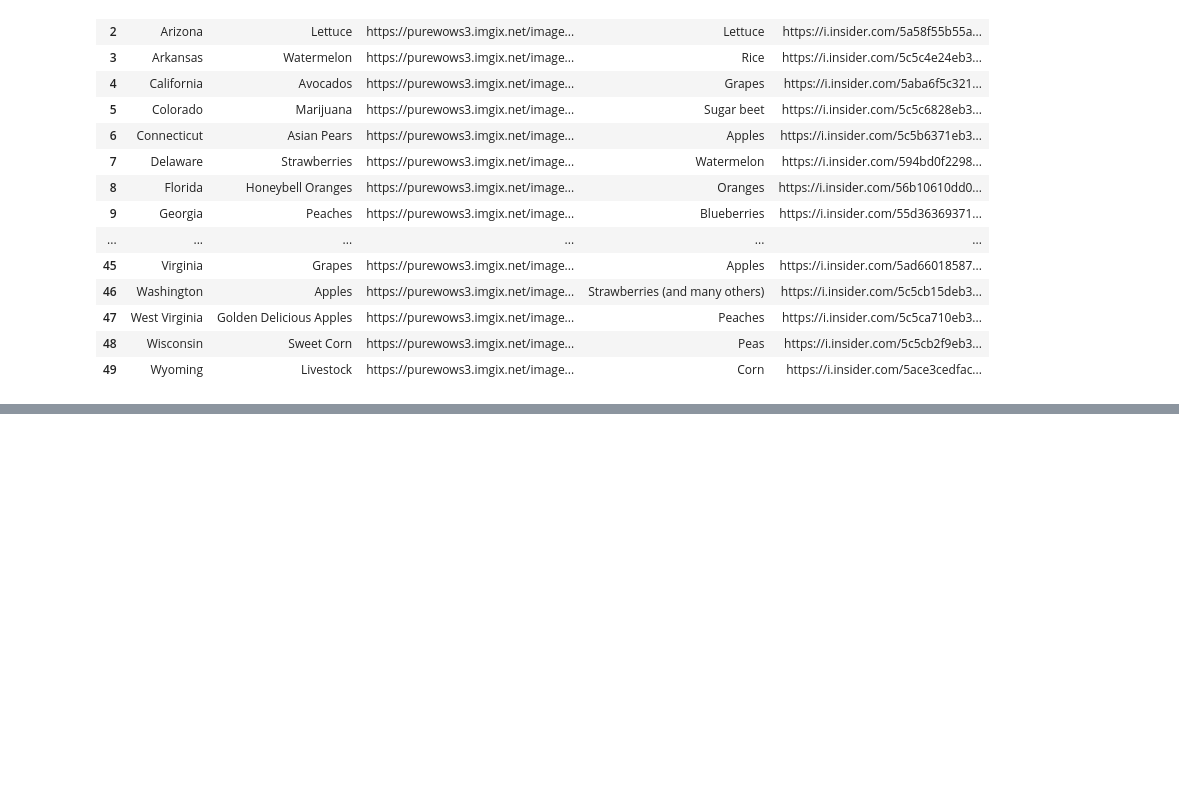
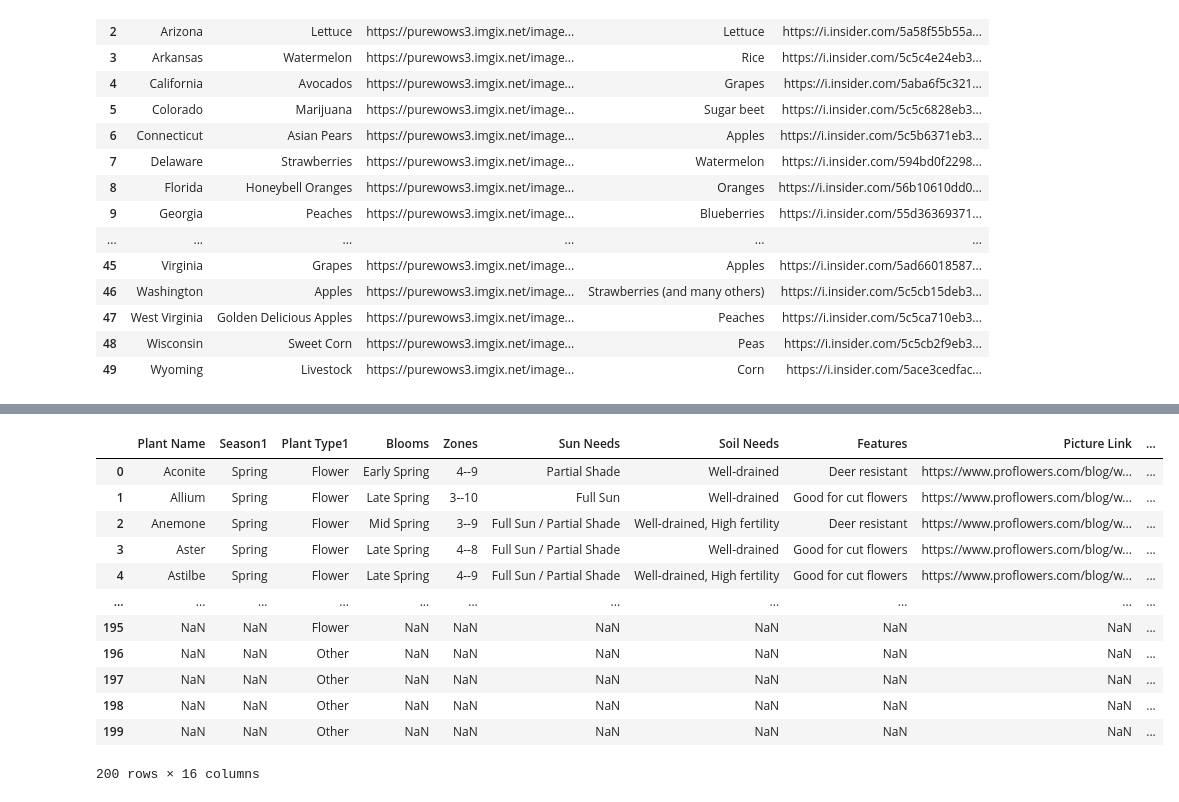
Before and after one commit to Lizbetheli/specialized-garden, a Jupyter notebook: data_merge.ipynb, the cells around one changed output, grey strips where cells are left out. Saved outputs shown, nothing was run; the diff lists cells and outputs as text; code cells hidden in the pictures; blank space fills up the shorter version.

```diff
--- a/data_merge.ipynb
+++ b/data_merge.ipynb
@@ -74,2 +93,19 @@ flowers_final.to_csv('Resources/Final_flowers_data.csv')
+# %%
+final_merged = pd.merge(flowers_final,all_state_columns, how='outer', on=['Plant Name1', 'Season1'])
+final_merged
+# %% [output]
+|  | Plant Name | Season1 | Plant Type1 | Blooms | Zones | Sun Needs | Soil Needs | Features | Picture Link | ... |
+| 0 | Aconite | Spring | Flower | Early Spring | 4--9 | Partial Shade | Well-drained | Deer resistant | https://www.proflowers.com/blog/w... | ... |
+| 1 | Allium | Spring | Flower | Late Spring | 3--10 | Full Sun | Well-drained | Good for cut flowers | https://www.proflowers.com/blog/w... | ... |
+| 2 | Anemone | Spring | Flower | Mid Spring | 3--9 | Full Sun / Partial Shade | Well-drained, High fertility | Deer resistant | https://www.proflowers.com/blog/w... | ... |
+| 3 | Aster | Spring | Flower | Late Spring | 4--8 | Full Sun / Partial Shade | Well-drained | Good for cut flowers | https://www.proflowers.com/blog/w... | ... |
+| 4 | Astilbe | Spring | Flower | Late Spring | 4--9 | Full Sun / Partial Shade | Well-drained, High fertility | Good for cut flowers | https://www.proflowers.com/blog/w... | ... |
+| ... | ... | ... | ... | ... | ... | ... | ... | ... | ... | ... |
+| 195 | NaN | NaN | Flower | NaN | NaN | NaN | NaN | NaN | NaN | ... |
+| 196 | NaN | NaN | Other | NaN | NaN | NaN | NaN | NaN | NaN | ... |
+| 197 | NaN | NaN | Other | NaN | NaN | NaN | NaN | NaN | NaN | ... |
+| 198 | NaN | NaN | Other | NaN | NaN | NaN | NaN | NaN | NaN | ... |
+| 199 | NaN | NaN | Other | NaN | NaN | NaN | NaN | NaN | NaN | ... |
+200 rows × 16 columns
 # %%
 # final_merged = pd.merge(flowers_final,states_complete_merge, how='outer', on=['Plant Type'])
```
Also changed, not shown: parts of 5 cells of this notebook, 4 other files.
